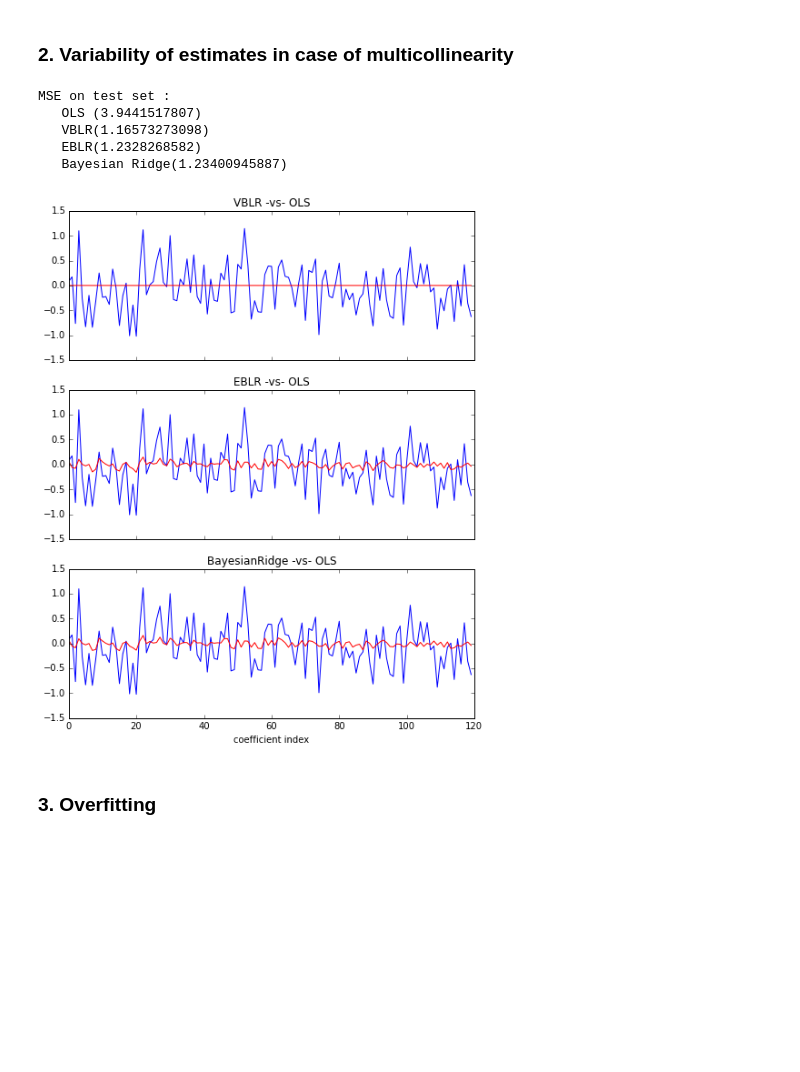
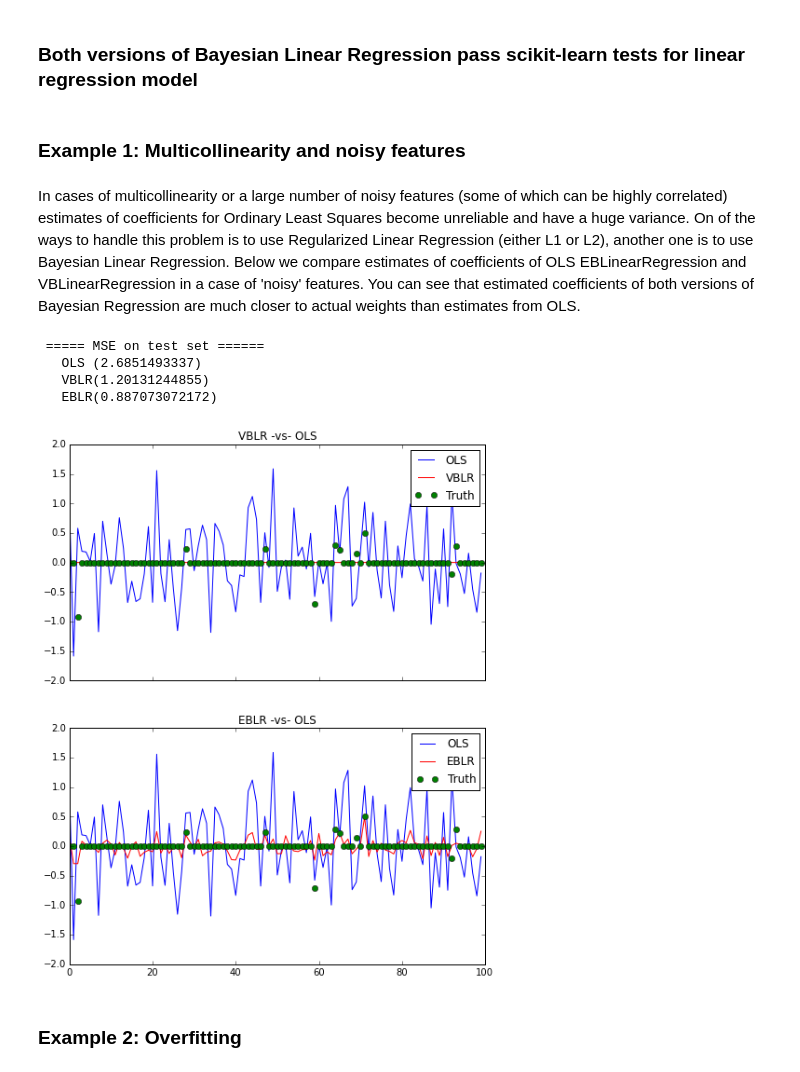
Before and after one commit to AmazaspShumik/sklearn-bayes, a Jupyter notebook: ipython_notebooks_tutorials/linear_models/bayesian_linear_regression.ipynb, the cells around one changed output. Cells and saved outputs as stored; diff of their text form; code cells hidden in the pictures; blank space fills up the shorter version.

Commit message:
more examples

```diff
--- a/ipython_notebooks_tutorials/linear_models/bayesian_linear_regression.ipynb
+++ b/ipython_notebooks_tutorials/linear_models/bayesian_linear_regression.ipynb
@@ -20,16 +16,23 @@ and satisfy scikit-learn API
+# %% [markdown]
+### Both versions of Bayesian Linear Regression pass scikit-learn tests for linear regression model
 # %%
 check_estimator(VBLinearRegression)
 check_estimator(EBLinearRegression)
-# %% [markdown]
-### 2. Variability of estimates in case of multicollinearity
+# %% [markdown]
+### Example 1: Multicollinearity and noisy features
+# %% [markdown]
+In cases of multicollinearity or a large number of noisy features (some of which can be highly correlated) estimates of coefficients for Ordinary Least Squares become unreliable and have a huge variance. On of the ways to handle this problem is to use Regularized Linear Regression (either L1 or L2), another one is to use Bayesian Linear Regression.
+Below we compare estimates of coefficients of OLS EBLinearRegression and VBLinearRegression in a case of 'noisy' features. You can see that estimated coefficients of both versions of Bayesian Regression are much closer to actual weights than estimates from OLS.
 # %%
+    # !!!! This example repeats example from scikit-learn !!!!
 
     # Generate Data Matrix with highly correlated features
-    n_samples, n_features              = 100, 120
+    n_samples, n_features              = 100, 100
+    np.random.seed(0)
     X  = np.random.random([n_samples,n_features])
 
     # Create weigts with a precision lambda_ of 4.
-    lambda_ = 4.
+    lambda_ = 5.
     w = np.zeros(n_features)
     # Only keep 10 weights of interest
     relevant_features = np.random.randint(0, n_features, 10)
@@ -44,56 +47,50 @@ check_estimator(EBLinearRegression)
 
 
 
     # Fit OLS and different versions of bayesian regression
     ols          = LinearRegression()
     ols.fit(X, Y)
     vblr         = VBLinearRegression()
     vblr.fit(X,Y)
     eblr         = EBLinearRegression()
     eblr.fit(X,Y)
-    bridge       = BayesianRidge()
-    bridge.fit(X,Y)
 
     # Three subplots sharing both x/y axes
-    f, (ax1, ax2, ax3) = plt.subplots(3, sharex=True, sharey=False, figsize = (8,10))
+    f, (ax1, ax2) = plt.subplots(2, sharex=True, sharey=False, figsize = (8,10))
 
-    ax1.plot(ols.coef_,'b-')
-    ax1.plot(vblr.coef_,'r-')
+    ax1.plot(ols.coef_,'b-',label = 'OLS')
+    ax1.plot(vblr.coef_,'r-',label = "VBLR")
+    ax1.plot(w,'go',label = 'Truth')
     ax1.set_title('VBLR -vs- OLS')
+    ax1.legend()
 
-    ax2.plot(ols.coef_,'b-')
-    ax2.plot(eblr.coef_,'r-')
+    ax2.plot(ols.coef_,'b-',label = 'OLS')
+    ax2.plot(eblr.coef_,'r-',label = 'EBLR')
+    ax2.plot(w,'go',label = 'Truth')
     ax2.set_title('EBLR -vs- OLS')
+    ax2.legend()
 
-    ax3.plot(ols.coef_,'b-')
-    ax3.plot(bridge.coef_,'r-')
-    ax3.set_title('BayesianRidge -vs- OLS')
-    plt.xlabel('coefficient index')
 
     # Compute errors on test set
     olserr   =  mse(y,ols.predict(x))
     eblrerr  =  mse(y,eblr.predict(x))
     vblrerr  =  mse(y,vblr.predict(x))
-    bridgerr = mse(y,bridge.predict(x))
     # Compute errors on test set
     olserr   =  mse(y,ols.predict(x))
     eblrerr  =  mse(y,eblr.predict(x))
     vblrerr  =  mse(y,vblr.predict(x))
-    bridgerr = mse(y,bridge.predict(x))
-    print("MSE on test set : ")
+    print(" ===== MSE on test set ====== ")
     print("   OLS ({0})".format(olserr))
     print("   VBLR({0})".format(vblrerr))
     print("   EBLR({0})".format(eblrerr))
-    print("   Bayesian Ridge({0})".format(bridgerr))
 # %% [output]
-MSE on test set :
-   OLS (3.9441517807)
-   VBLR(1.16573273098)
-   EBLR(1.2328268582)
-   Bayesian Ridge(1.23400945887)
+ ===== MSE on test set ======
+   OLS (2.6851493337)
+   VBLR(1.20131244855)
+   EBLR(0.887073072172)
-[figure, old version]
+[figure, new version]
 # %% [markdown]
-### 3. Overfitting
+### Example 2: Overfitting
 # %%
 
 # number of simulations
```
Also changed, not shown: parts of 12 cells of this notebook.
